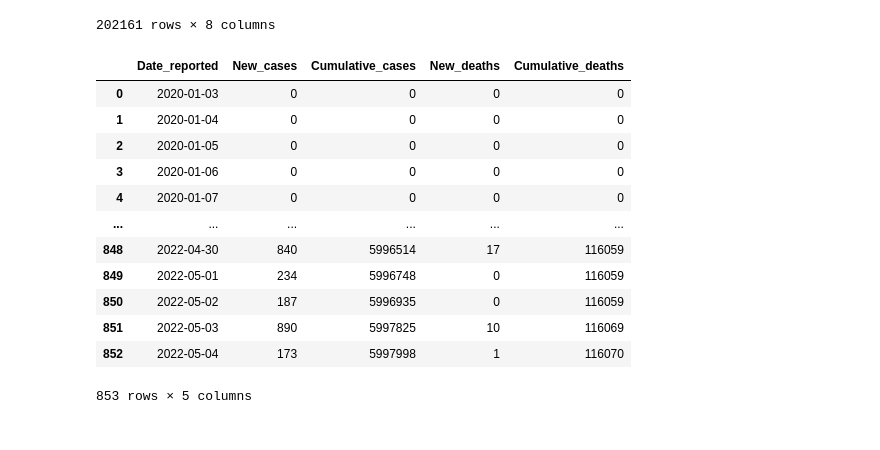
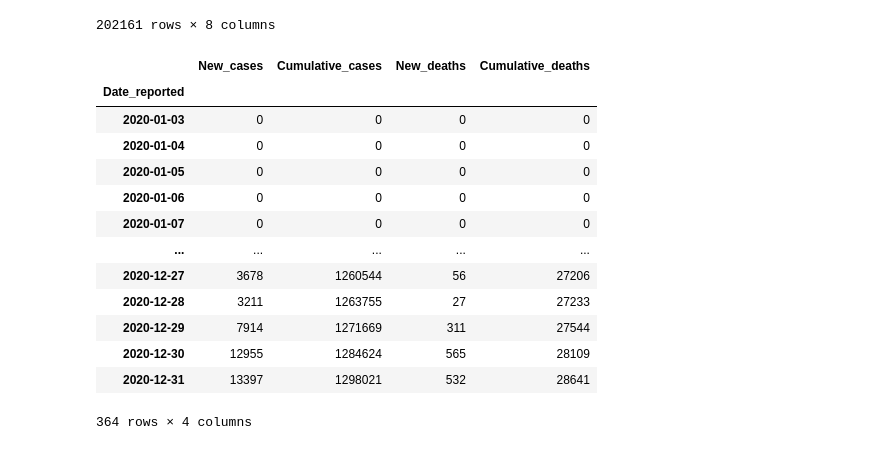
Before and after one commit to yellowBunnyy/python_api_proj, a Jupyter notebook: data_sets/prepare_data.ipynb, the cells around one changed output. Cells and saved outputs as stored; diff of their text form; code cells hidden in the pictures.

```diff
--- a/data_sets/prepare_data.ipynb
+++ b/data_sets/prepare_data.ipynb
@@ -22,22 +27,31 @@ cov_df
 | 202159 | 2022-05-03 | ZW | Zimbabwe | AFRO | 0 | 247842 | 0 | ... |
 | 202160 | 2022-05-04 | ZW | Zimbabwe | AFRO | 0 | 247842 | 0 | ... |
 202161 rows × 8 columns
-# %%
-pol_cov = cov_df[cov_df["Country_code"] == "PL"]
-columns = ["Date_reported","New_cases", "Cumulative_cases", "New_deaths", "Cumulative_deaths"]
-pol_cov = pol_cov[columns].reset_index().drop("index", axis=1)
-pol_cov
-# %% [output]
-|  | Date_reported | New_cases | Cumulative_cases | New_deaths | Cumulative_deaths |
-| 0 | 2020-01-03 | 0 | 0 | 0 | 0 |
-| 1 | 2020-01-04 | 0 | 0 | 0 | 0 |
-| 2 | 2020-01-05 | 0 | 0 | 0 | 0 |
-| 3 | 2020-01-06 | 0 | 0 | 0 | 0 |
-| 4 | 2020-01-07 | 0 | 0 | 0 | 0 |
-| ... | ... | ... | ... | ... | ... |
-| 848 | 2022-04-30 | 840 | 5996514 | 17 | 116059 |
-| 849 | 2022-05-01 | 234 | 5996748 | 0 | 116059 |
-| 850 | 2022-05-02 | 187 | 5996935 | 0 | 116059 |
-| 851 | 2022-05-03 | 890 | 5997825 | 10 | 116069 |
-| 852 | 2022-05-04 | 173 | 5997998 | 1 | 116070 |
-853 rows × 5 columns
+# %%
+# prepare data for analisis
+pol_cov = cov_df[cov_df["Country_code"] == "PL"]
+columns = ["Date_reported","New_cases", "Cumulative_cases", "New_deaths", "Cumulative_deaths"]
+pol_cov = pol_cov[columns].reset_index().drop("index", axis=1)
+pol_cov["Date_reported"] = pd.to_datetime(pol_cov["Date_reported"])
+start_date = datetime.datetime(2020,1,1)
+stop_date = datetime.datetime(2020,12,31)
+mask = (pol_cov["Date_reported"] >= start_date) & (pol_cov["Date_reported"] <= stop_date)
+pol_cov = pol_cov[mask]
+pol_cov = pol_cov.set_index(pol_cov["Date_reported"]).drop("Date_reported", axis=1)
+pol_cov_month = pol_cov.groupby(pol_cov.index.to_period('m')).sum().drop(["Cumulative_cases", "Cumulative_deaths"], axis=1) # get month summary ammount
+pol_cov
+# %% [output]
+|  | New_cases | Cumulative_cases | New_deaths | Cumulative_deaths |
+| Date_reported |  |  |  |  |
+| 2020-01-03 | 0 | 0 | 0 | 0 |
+| 2020-01-04 | 0 | 0 | 0 | 0 |
+| 2020-01-05 | 0 | 0 | 0 | 0 |
+| 2020-01-06 | 0 | 0 | 0 | 0 |
+| 2020-01-07 | 0 | 0 | 0 | 0 |
+| ... | ... | ... | ... | ... |
+| 2020-12-27 | 3678 | 1260544 | 56 | 27206 |
+| 2020-12-28 | 3211 | 1263755 | 27 | 27233 |
+| 2020-12-29 | 7914 | 1271669 | 311 | 27544 |
+| 2020-12-30 | 12955 | 1284624 | 565 | 28109 |
+| 2020-12-31 | 13397 | 1298021 | 532 | 28641 |
+364 rows × 4 columns
```
Also changed, not shown: parts of 5 cells of this notebook, 3 other files.
